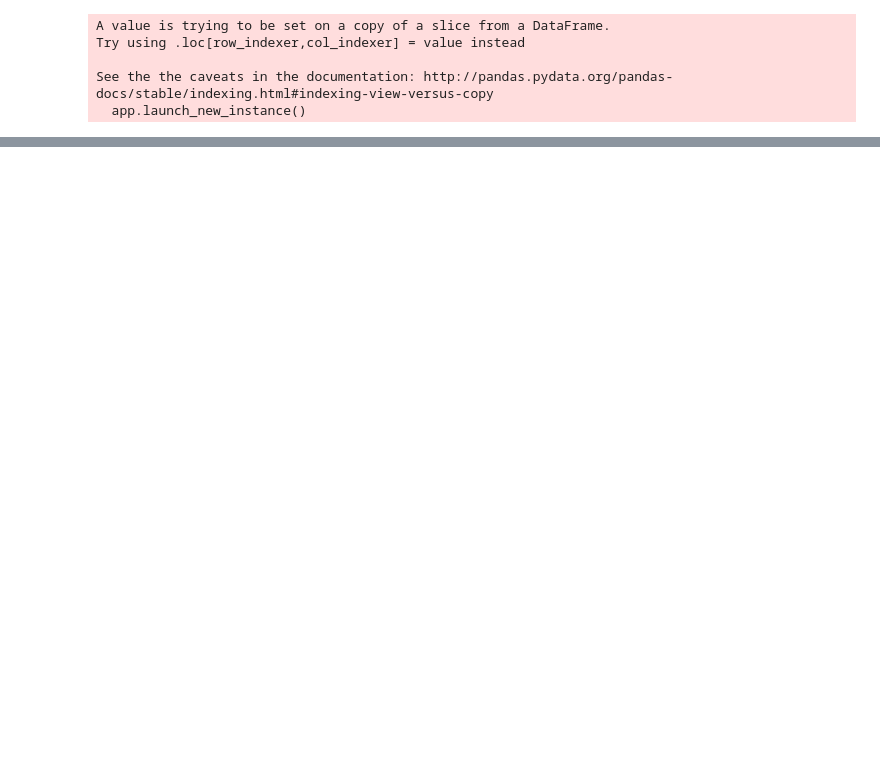
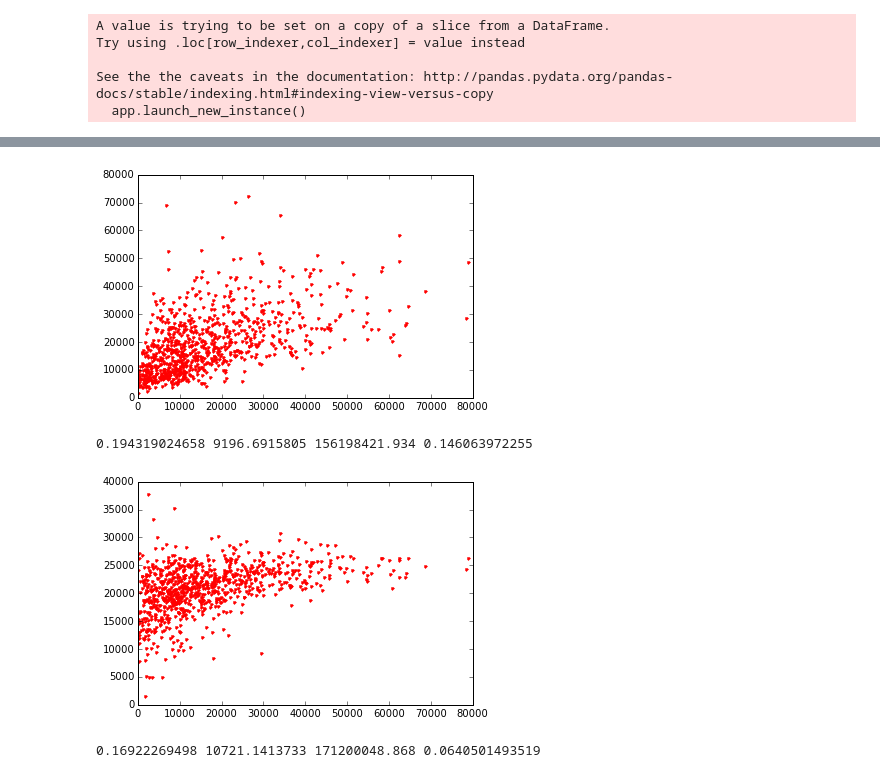
Before and after one commit to nikhilgk/faraday-motors, a Jupyter notebook: notebooks/Faraday_0.ipynb, the cells around one changed output, grey strips where cells are left out. Drawn from its saved outputs; the diff is of its cells as text; code cells hidden in the pictures; blank space fills up the shorter version.

```diff
--- a/notebooks/Faraday_0.ipynb
+++ b/notebooks/Faraday_0.ipynb
@@ -88,0 +85,8 @@ print _explained_variance_score, _mean_absolute_error, _mean_squared_error, _r2_
+# %%
+try_reggressor(RandomForestRegressor())
+try_reggressor(LinearRegression())
+# %% [output]
+[figure, added]
+0.194319024658 9196.6915805 156198421.934 0.146063972255
+[figure, added]
+0.16922269498 10721.1413733 171200048.868 0.0640501493519
```
Also changed, not shown: parts of 8 cells of this notebook, 5 other files.
